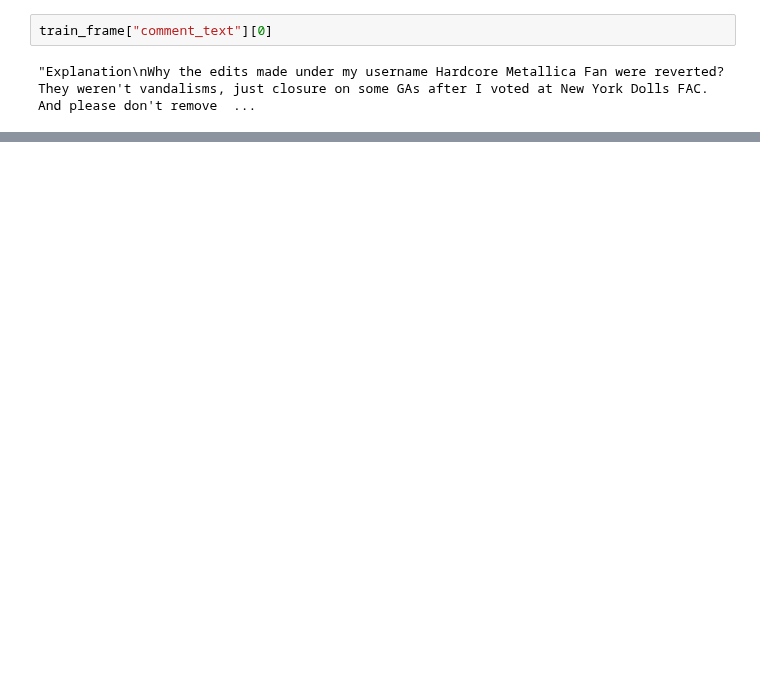
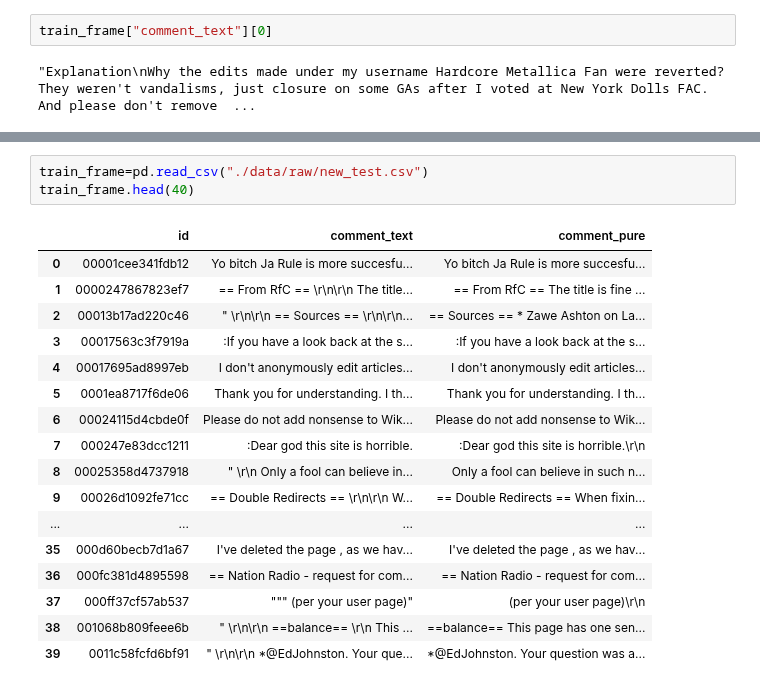
Before and after one commit to XierHacker/TCCC, a Jupyter notebook: data_exploer.ipynb, the cells around one changed output, grey strips where cells are left out. Drawn from its saved outputs; the diff is of its cells as text; blank space fills up the shorter version.

```diff
--- a/data_exploer.ipynb
+++ b/data_exploer.ipynb
@@ -28,0 +50,21 @@ train_frame["comment_text"][0]
+# %%
+train_frame=pd.read_csv("./data/raw/new_test.csv")
+train_frame.head(40)
+# %% [output]
+|  | id | comment_text | comment_pure |
+| 0 | 00001cee341fdb12 | Yo bitch Ja Rule is more succesfu... | Yo bitch Ja Rule is more succesfu... |
+| 1 | 0000247867823ef7 | == From RfC == \r\n\r\n The title... | == From RfC == The title is fine ... |
+| 2 | 00013b17ad220c46 | " \r\n\r\n == Sources == \r\n\r\n... | == Sources == * Zawe Ashton on La... |
+| 3 | 00017563c3f7919a | :If you have a look back at the s... | :If you have a look back at the s... |
+| 4 | 00017695ad8997eb | I don't anonymously edit articles... | I don't anonymously edit articles... |
+| 5 | 0001ea8717f6de06 | Thank you for understanding. I th... | Thank you for understanding. I th... |
+| 6 | 00024115d4cbde0f | Please do not add nonsense to Wik... | Please do not add nonsense to Wik... |
+| 7 | 000247e83dcc1211 | :Dear god this site is horrible. | :Dear god this site is horrible.\r\n |
+| 8 | 00025358d4737918 | " \r\n Only a fool can believe in... | Only a fool can believe in such n... |
+| 9 | 00026d1092fe71cc | == Double Redirects == \r\n\r\n W... | == Double Redirects == When fixin... |
+| ... | ... | ... | ... |
+| 35 | 000d60becb7d1a67 | I've deleted the page , as we hav... | I've deleted the page , as we hav... |
+| 36 | 000fc381d4895598 | == Nation Radio - request for com... | == Nation Radio - request for com... |
+| 37 | 000ff37cf57ab537 | """ (per your user page)" | (per your user page)\r\n |
+| 38 | 001068b809feee6b | " \r\n\r\n ==balance== \r\n This ... | ==balance== This page has one sen... |
+| 39 | 0011c58fcfd6bf91 | " \r\n\r\n *@EdJohnston. Your que... | *@EdJohnston. Your question was a... |
```
Also changed, not shown: parts of 2 cells of this notebook, 4 other files.
